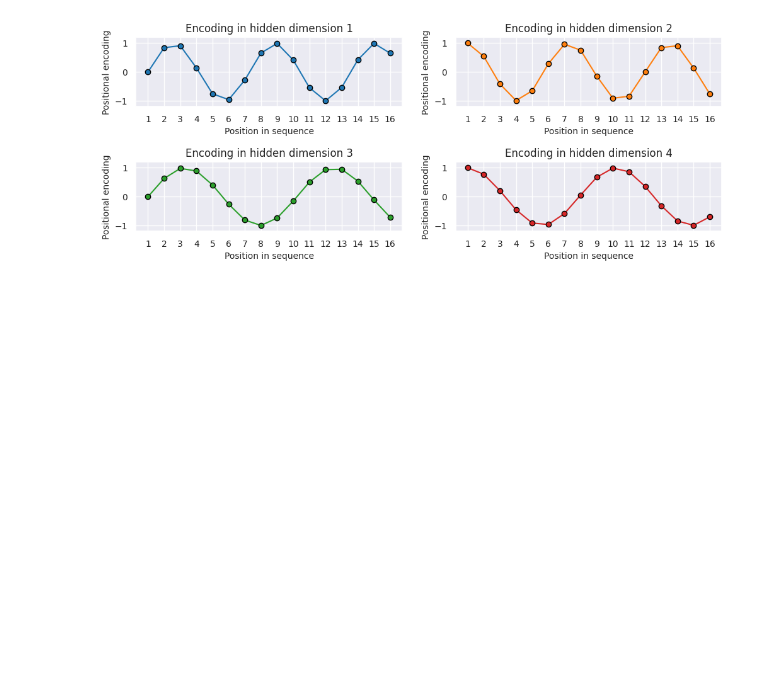
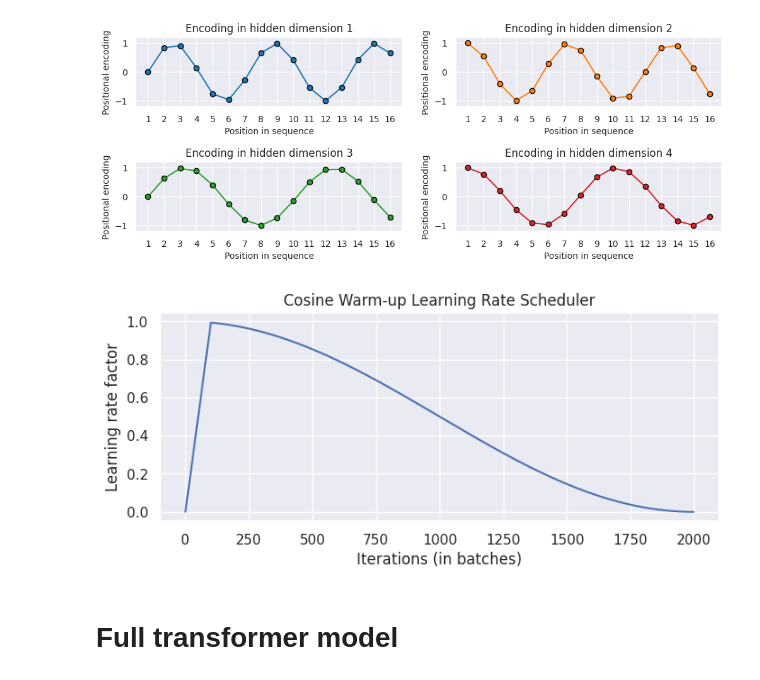
Before and after one commit to GuillaumeZahnd/nlp-question-answering, a Jupyter notebook: jax_transformer.ipynb, the cells around one changed output. Drawn from its saved outputs; the diff is of its cells as text; code cells hidden in the pictures; blank space fills up the shorter version.

```diff
--- a/jax_transformer.ipynb
+++ b/jax_transformer.ipynb
@@ -324,3 +185,30 @@ def numpy_collate(batch):
         return [numpy_collate(samples) for samples in transposed]
     else:
         return np.array(batch)
+# %%
+def cosine_warmup_schedule(base_lr: float, warmup: int, max_iters: int):
+    assert warmup > 0 and max_iters > 0
+    # Create function to return lr based on iteration count
+    def get_lr(train_iter):
+        lr_factor = 0.5 * (1 + np.cos(np.pi * train_iter / max_iters))
+        if train_iter <= warmup:
+            lr_factor *= train_iter * 1.0 / warmup
+        return lr_factor * base_lr
+    return get_lr
+# %%
+lr_scheduler = cosine_warmup_schedule(base_lr=1.0, warmup=100, max_iters=2000)
+
+# Plotting
+epochs = list(range(2000))
+sns.set()
+plt.figure(figsize=(8,3))
+plt.plot(epochs, [lr_scheduler(e) for e in epochs])
+plt.ylabel("Learning rate factor")
+plt.xlabel("Iterations (in batches)")
+plt.title("Cosine Warm-up Learning Rate Scheduler")
+plt.show()
+sns.reset_orig()
+# %% [output]
+[figure, added]
+# %% [markdown]
+# Full transformer model
```
Also changed, not shown: parts of 22 cells of this notebook, 2 other files.
